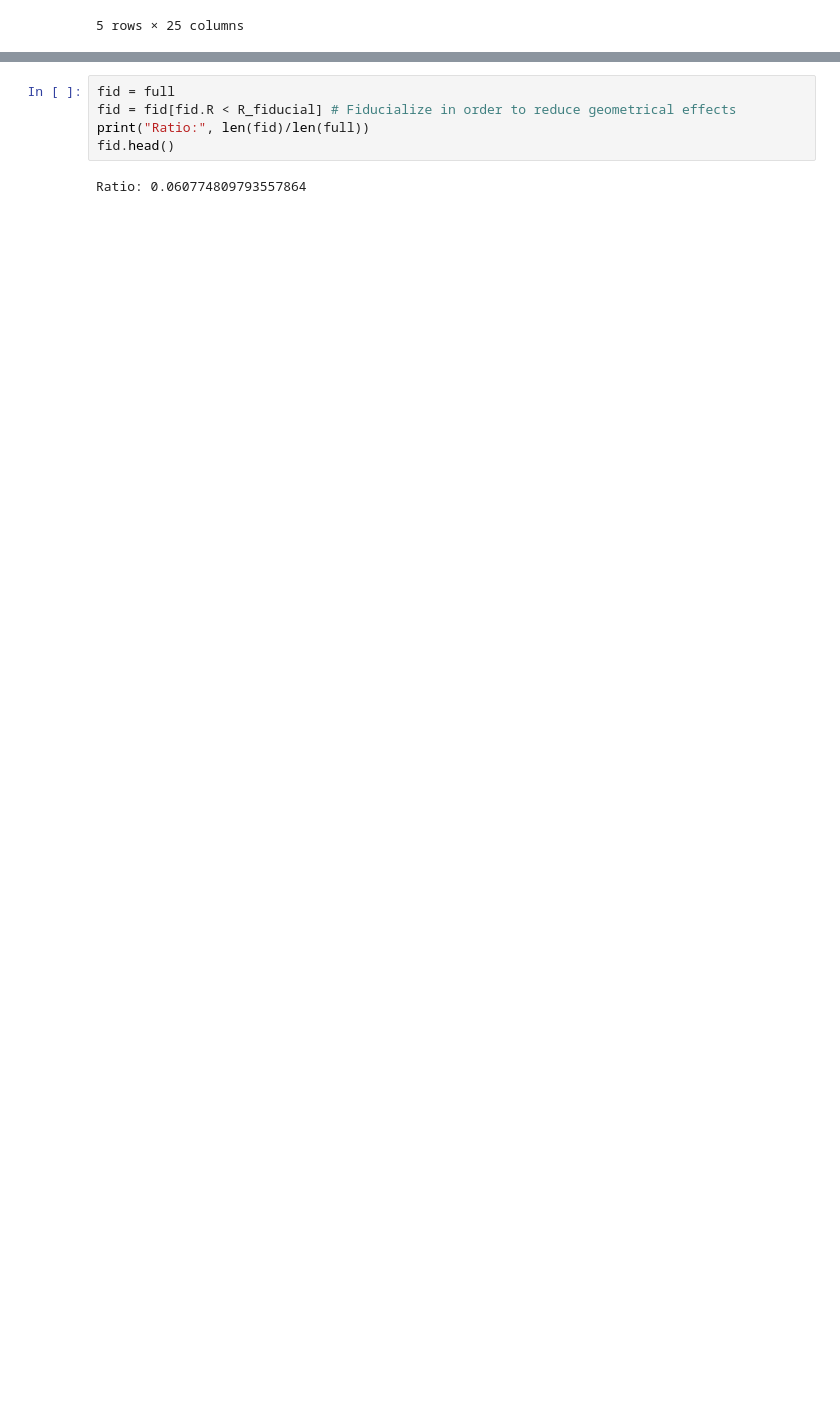
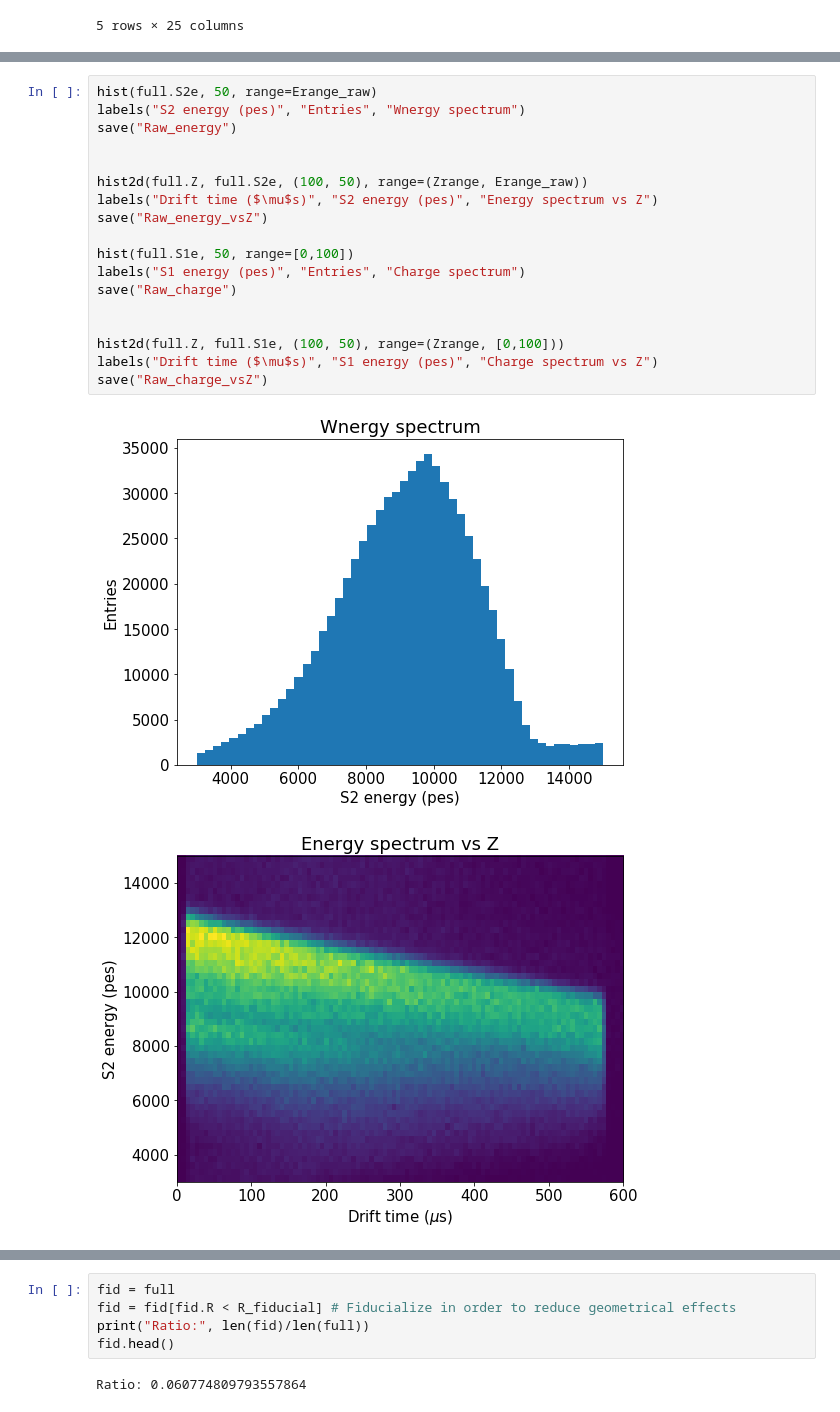
Before and after one commit to bpalmeiro/ICARO, a Jupyter notebook: icaro/Lifetime_monitoring/Kr_lifetime.ipynb, the cells around one changed output, grey strips where cells are left out. Cells and saved outputs as stored; diff of their text form; blank space fills up the shorter version.

```diff
--- a/icaro/Lifetime_monitoring/Kr_lifetime.ipynb
+++ b/icaro/Lifetime_monitoring/Kr_lifetime.ipynb
@@ -93,0 +140,21 @@ full.head()
+# %%
+hist(full.S2e, 50, range=Erange_raw)
+labels("S2 energy (pes)", "Entries", "Wnergy spectrum")
+save("Raw_energy")
+
+
+hist2d(full.Z, full.S2e, (100, 50), range=(Zrange, Erange_raw))
+labels("Drift time ($\mu$s)", "S2 energy (pes)", "Energy spectrum vs Z")
+save("Raw_energy_vsZ")
+
+hist(full.S1e, 50, range=[0,100])
+labels("S1 energy (pes)", "Entries", "Charge spectrum")
+save("Raw_charge")
+
+
+hist2d(full.Z, full.S1e, (100, 50), range=(Zrange, [0,100]))
+labels("Drift time ($\mu$s)", "S1 energy (pes)", "Charge spectrum vs Z")
+save("Raw_charge_vsZ")
+# %% [output]
+[figure, added]
+[figure, added]
```
Also changed, not shown: parts of 16 cells of this notebook.
